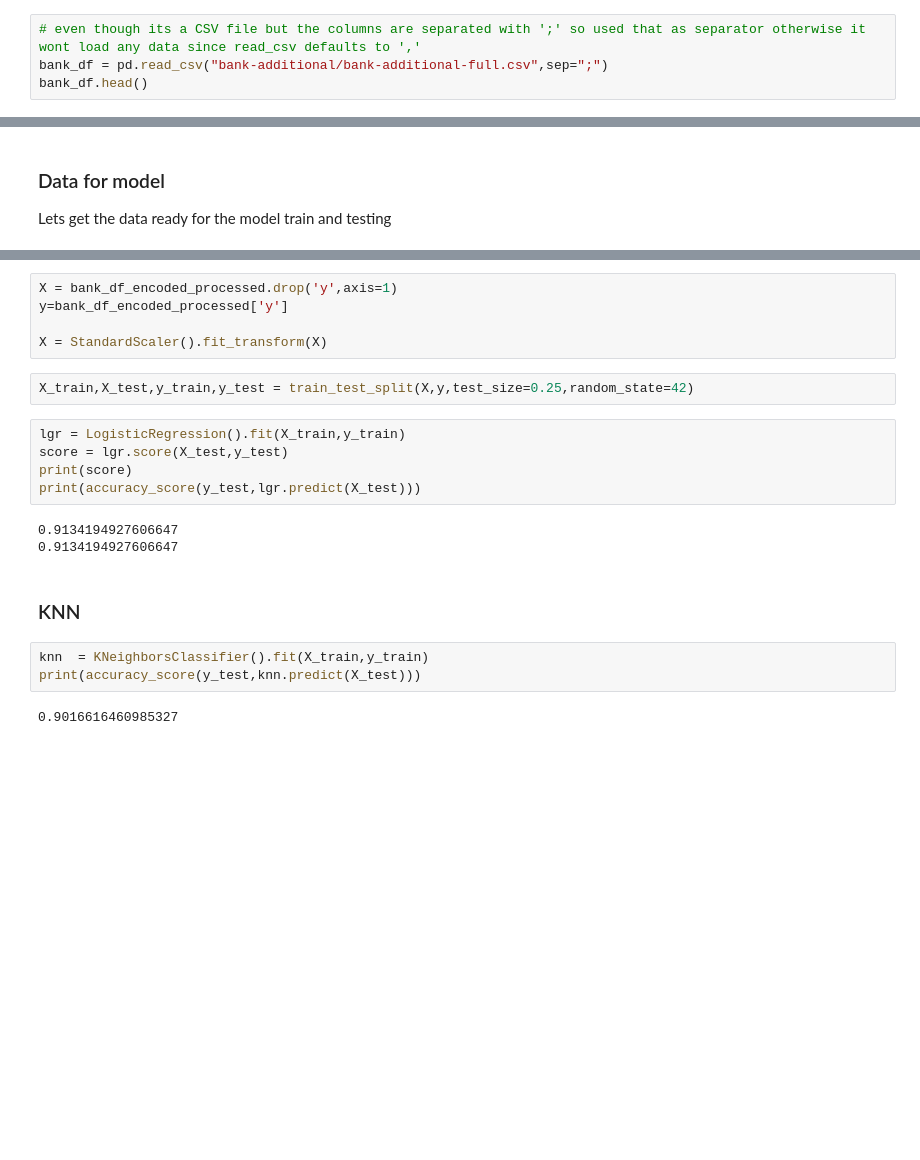
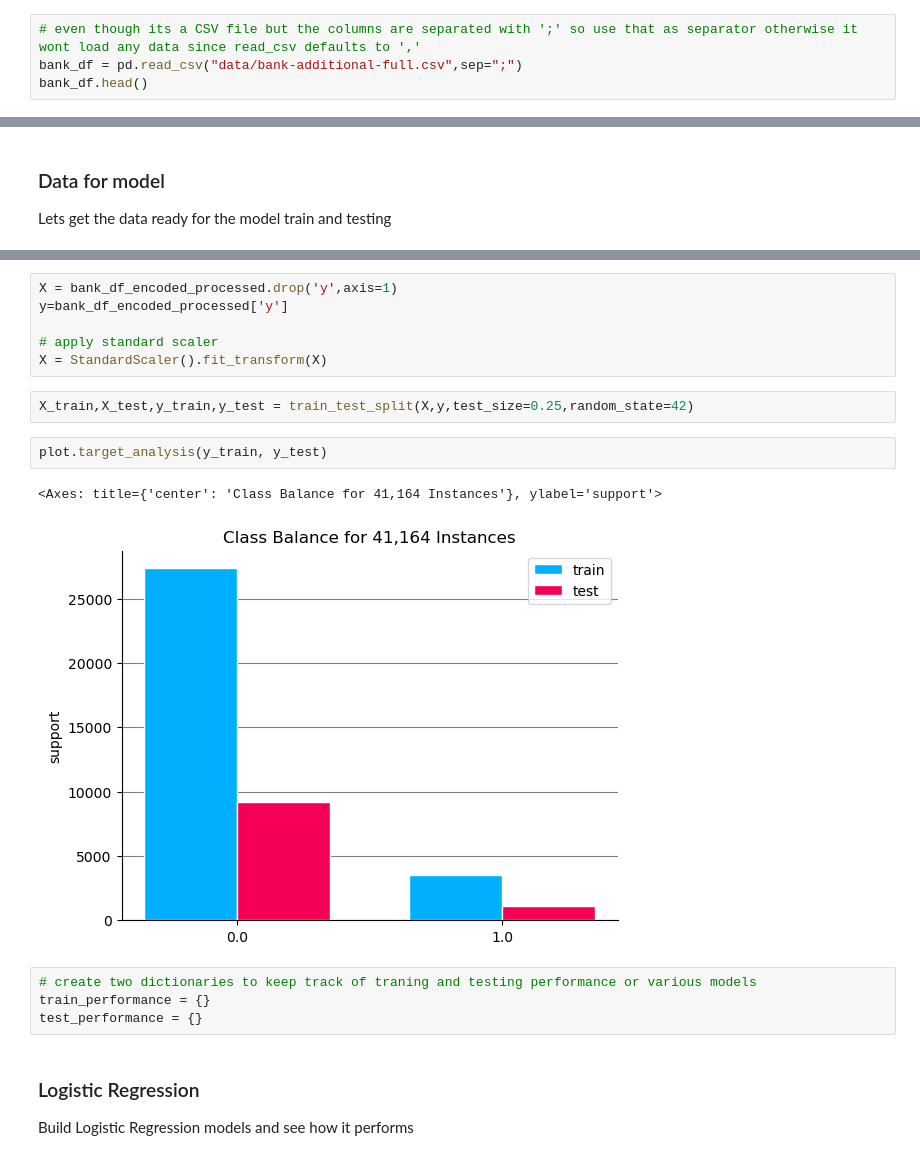
Before and after one commit to trguduru/bank_marketing_prediction, a Jupyter notebook: classification_models_analysis.ipynb, the cells around one changed output, grey strips where cells are left out. Saved outputs shown, nothing was run; the diff lists cells and outputs as text; blank space fills up the shorter version.

Commit message:
added few more models

```diff
--- a/classification_models_analysis.ipynb
+++ b/classification_models_analysis.ipynb
@@ -32,8 +33,8 @@ from sklearn.pipeline import Pipeline
 import warnings
 warnings.filterwarnings('ignore')
 # %%
-# even though its a CSV file but the columns are separated with ';' so used that as separator otherwise it wont load any data since read_csv defaults to ','
-bank_df = pd.read_csv("bank-additional/bank-additional-full.csv",sep=";")
+# even though its a CSV file but the columns are separated with ';' so use that as separator otherwise it wont load any data since read_csv defaults to ','
+bank_df = pd.read_csv("data/bank-additional-full.csv",sep=";")
 bank_df.head()
 # %% [output]
 |  | age | job | marital | education | default | housing | loan | contact | month | day_of_week | ... |
@@ -343,21 +331,19 @@ dtype: int64
 X = bank_df_encoded_processed.drop('y',axis=1)
 y=bank_df_encoded_processed['y']
 
+# apply standard scaler
 X = StandardScaler().fit_transform(X)
 # %%
 X_train,X_test,y_train,y_test = train_test_split(X,y,test_size=0.25,random_state=42)
-# %%
-lgr = LogisticRegression().fit(X_train,y_train)
-score = lgr.score(X_test,y_test)
-print(score)
-print(accuracy_score(y_test,lgr.predict(X_test)))
-# %% [output]
-0.9134194927606647
-0.9134194927606647
-# %% [markdown]
-### KNN
-# %%
-knn  = KNeighborsClassifier().fit(X_train,y_train)
-print(accuracy_score(y_test,knn.predict(X_test)))
-# %% [output]
-0.9016616460985327
+# %%
+plot.target_analysis(y_train, y_test)
+# %% [output]
+<Axes: title={'center': 'Class Balance for 41,164 Instances'}, ylabel='support'>
+[figure, added]
+# %%
+# create two dictionaries to keep track of traning and testing performance or various models
+train_performance = {}
+test_performance = {}
+# %% [markdown]
+### Logistic Regression
+Build Logistic Regression models and see how it performs
```
Also changed, not shown: parts of 48 cells of this notebook, 12 other files.
